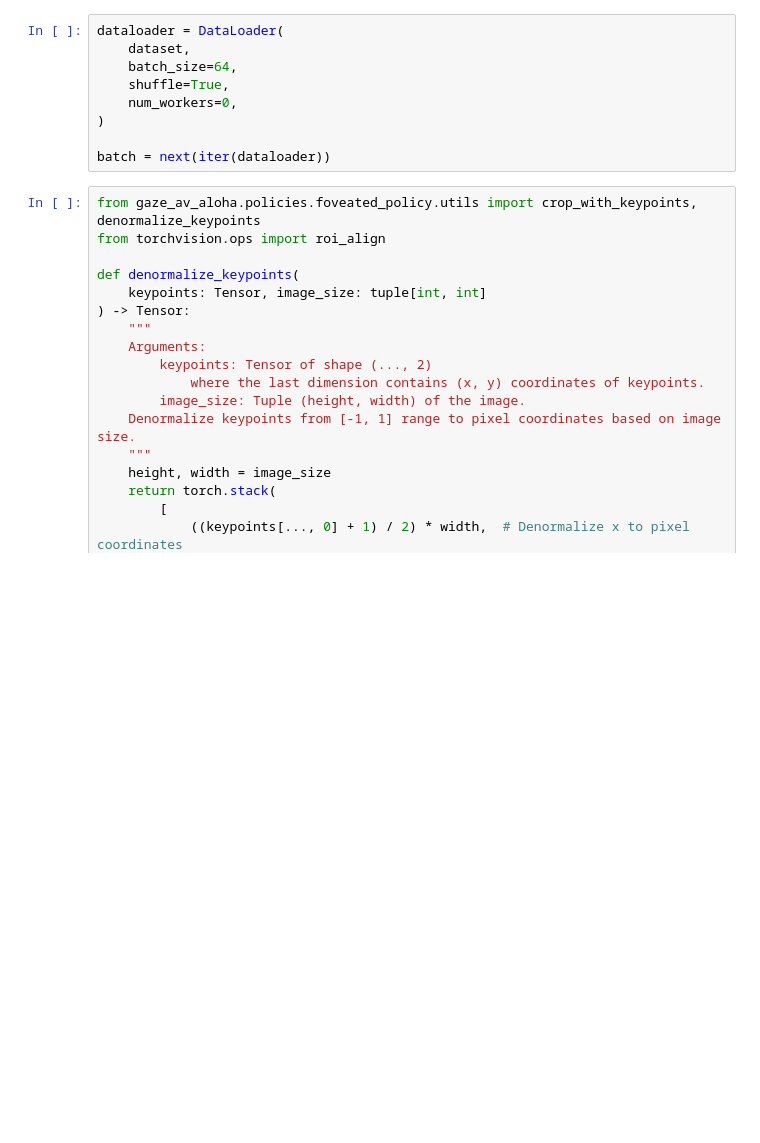
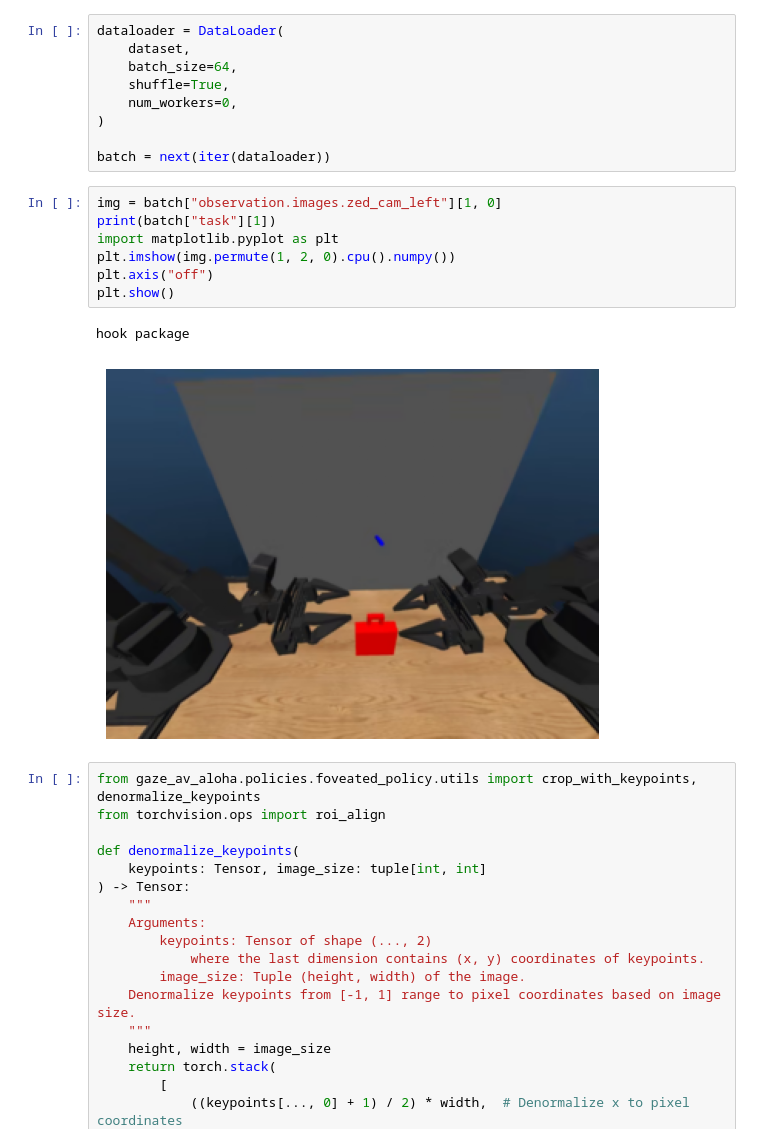
Before and after one commit to ian-chuang/gaze-av-aloha, a Jupyter notebook: gaze_av_aloha/notebooks/pos_embed.ipynb, the cells around one changed output. Cells and saved outputs as stored; diff of their text form; blank space fills up the shorter version.

```diff
--- a/gaze_av_aloha/notebooks/pos_embed.ipynb
+++ b/gaze_av_aloha/notebooks/pos_embed.ipynb
@@ -112,6 +110,16 @@ dataloader = DataLoader(
 )
 
 batch = next(iter(dataloader))
+# %%
+img = batch["observation.images.zed_cam_left"][1, 0]
+print(batch["task"][1])
+import matplotlib.pyplot as plt
+plt.imshow(img.permute(1, 2, 0).cpu().numpy())
+plt.axis("off")
+plt.show()
+# %% [output]
+hook package
+[figure, added]
 # %%
 from gaze_av_aloha.policies.foveated_policy.utils import crop_with_keypoints, denormalize_keypoints
 from torchvision.ops import roi_align
```
Also changed, not shown: parts of 1 cell of this notebook, 8 other files.
